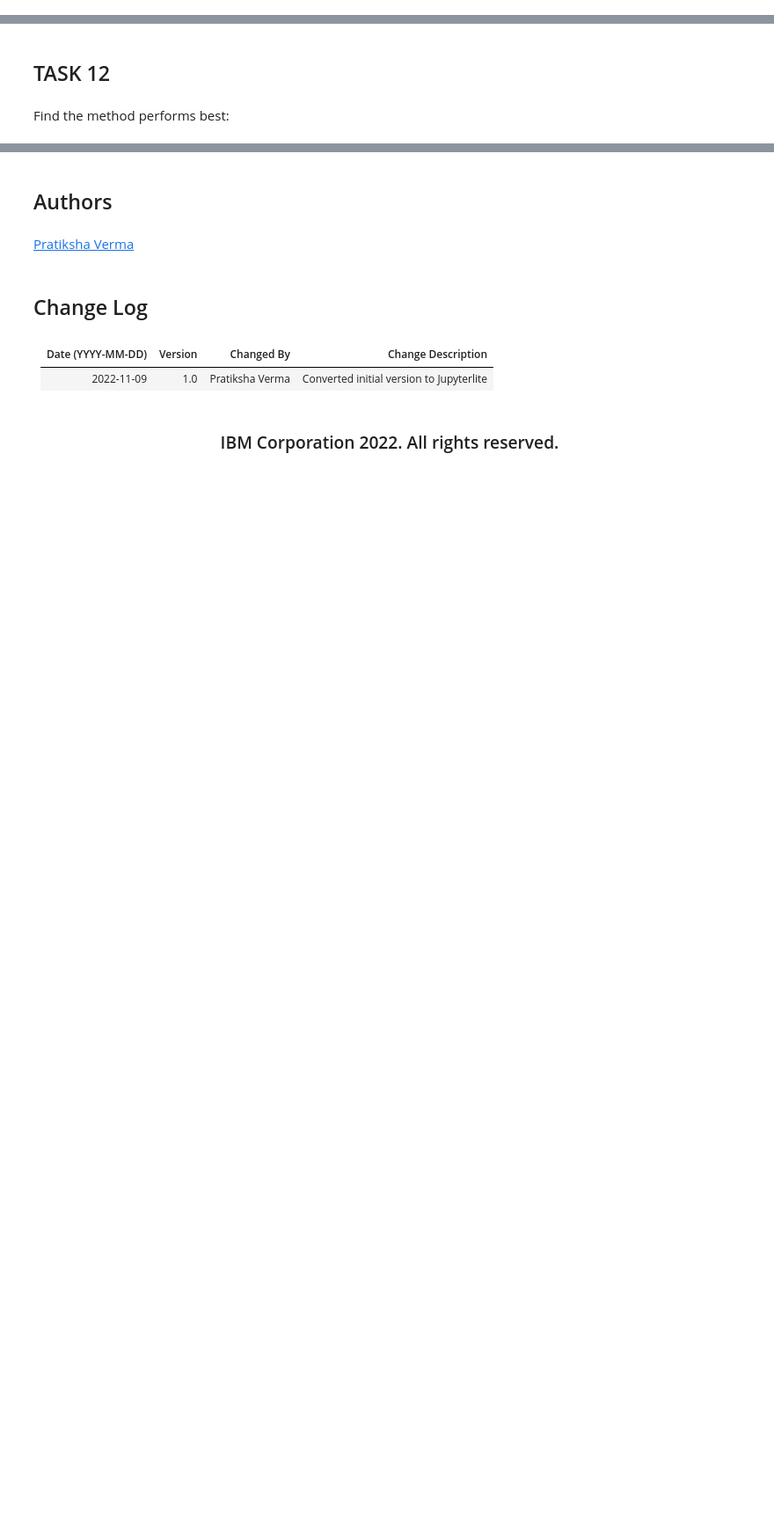
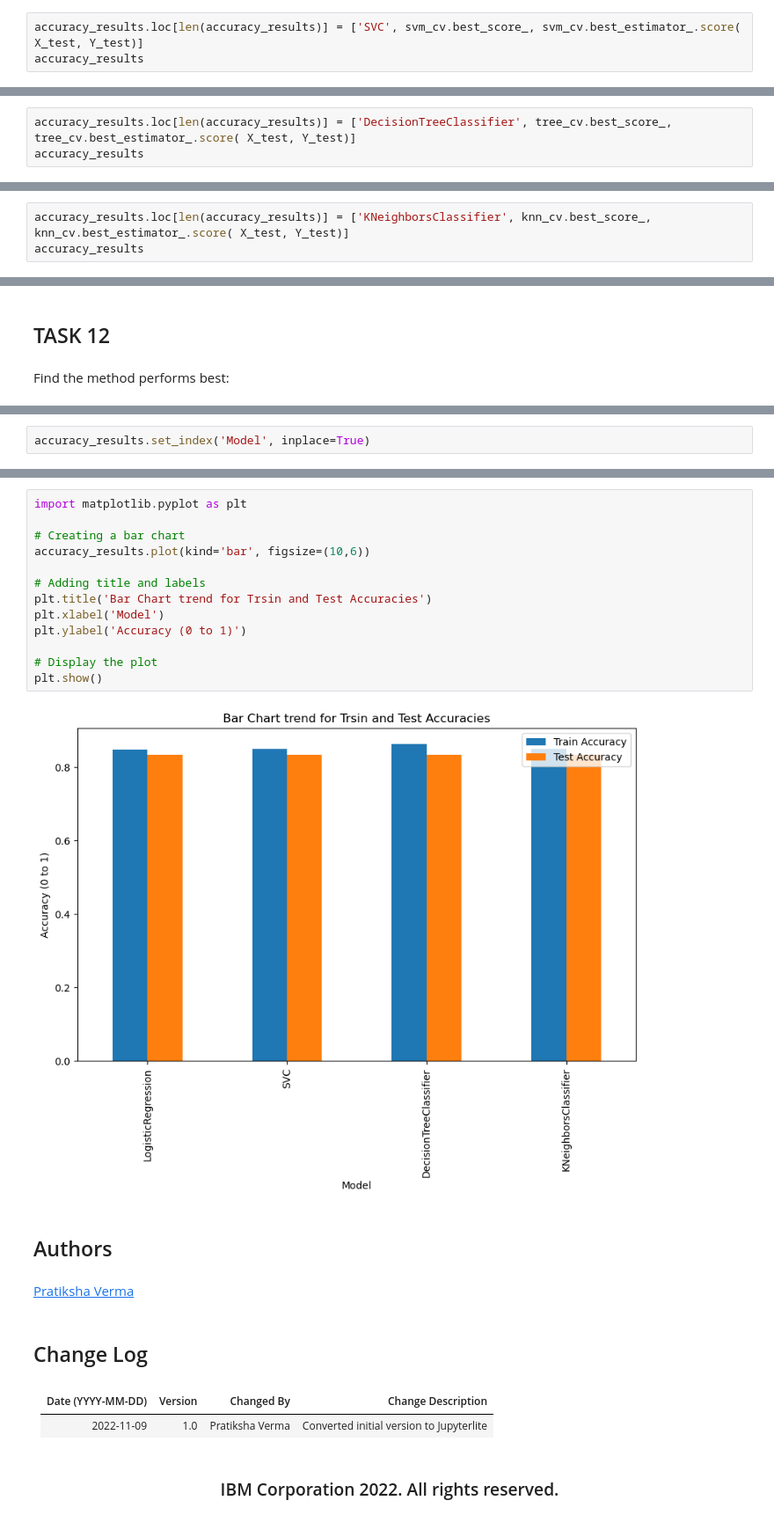
Before and after one commit to RaoNarahari22/IBM_Course_10, a Jupyter notebook: SpaceX_Machine_Learning_Prediction_Part_5.jupyterlite.ipynb, the cells around one changed output, grey strips where cells are left out. Shown: that part at 88% size. Cells and saved outputs as stored; diff of their text form; blank space fills up the shorter version.

```diff
--- a/SpaceX_Machine_Learning_Prediction_Part_5.jupyterlite.ipynb
+++ b/SpaceX_Machine_Learning_Prediction_Part_5.jupyterlite.ipynb
@@ -288,3 +299,6 @@ Calculate the accuracy on the test data using the method <code>score</code>:
 print("accuracy :",svm_cv.best_estimator_.score( X_test, Y_test))
 # %% [output]
 accuracy : 0.8333333333333334
+# %%
+accuracy_results.loc[len(accuracy_results)] = ['SVC', svm_cv.best_score_, svm_cv.best_estimator_.score( X_test, Y_test)]
+accuracy_results
@@ -350,3 +368,6 @@ Calculate the accuracy of tree_cv on the test data using the method <code>score<
 print("accuracy :",tree_cv.best_estimator_.score( X_test, Y_test))
 # %% [output]
 accuracy : 0.8333333333333334
+# %%
+accuracy_results.loc[len(accuracy_results)] = ['DecisionTreeClassifier', tree_cv.best_score_, tree_cv.best_estimator_.score( X_test, Y_test)]
+accuracy_results
@@ -389,3 +415,6 @@ Calculate the accuracy of knn_cv on the test data using the method <code>score</
 print("accuracy :",knn_cv.best_estimator_.score( X_test, Y_test))
 # %% [output]
 accuracy : 0.8333333333333334
+# %%
+accuracy_results.loc[len(accuracy_results)] = ['KNeighborsClassifier', knn_cv.best_score_, knn_cv.best_estimator_.score( X_test, Y_test)]
+accuracy_results
@@ -404,0 +438,2 @@ All methods give same accuracy.
+# %%
+accuracy_results.set_index('Model', inplace=True)
@@ -405,3 +449,18 @@ All methods give same accuracy.
+# %%
+import matplotlib.pyplot as plt
+
+# Creating a bar chart
+accuracy_results.plot(kind='bar', figsize=(10,6))
+
+# Adding title and labels
+plt.title('Bar Chart trend for Trsin and Test Accuracies')
+plt.xlabel('Model')
+plt.ylabel('Accuracy (0 to 1)')
+
+# Display the plot
+plt.show()
+# %% [output]
+[figure, added]
 # %% [markdown]
 ## Authors
 # %% [markdown]
```
Also changed, not shown: parts of 7 cells of this notebook.
